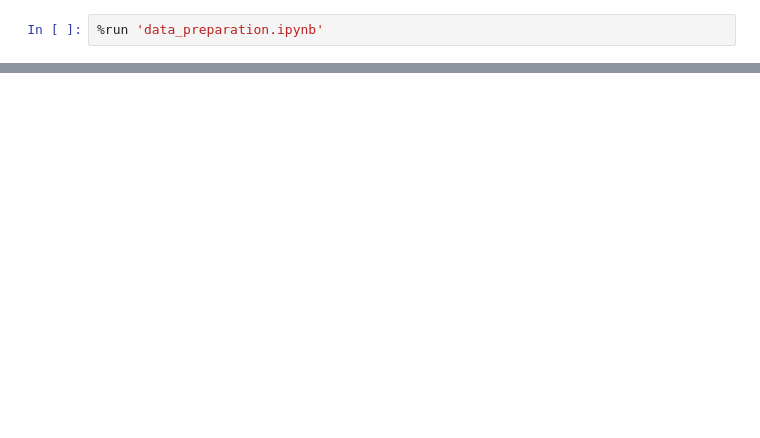
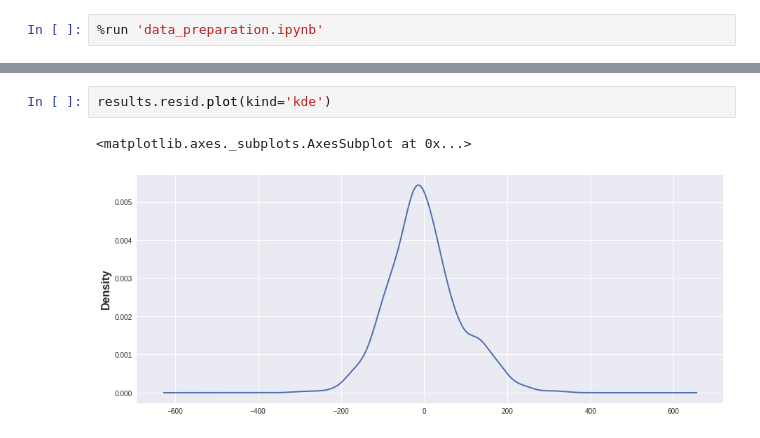
Before and after one commit to jawaharreddy/Flinkster-Data-Analysis, a Jupyter notebook: ARIMA_model.ipynb, the cells around one changed output, grey strips where cells are left out. Drawn from its saved outputs; the diff is of its cells as text; blank space fills up the shorter version.

```diff
--- a/ARIMA_model.ipynb
+++ b/ARIMA_model.ipynb
@@ -187,0 +55,5 @@ plot_pacf(per_day['Seasonal First Difference'].dropna())
+# %%
+results.resid.plot(kind='kde')
+# %% [output]
+<matplotlib.axes._subplots.AxesSubplot at 0x...>
+[figure, added]
```
Also changed, not shown: parts of 41 cells of this notebook.
